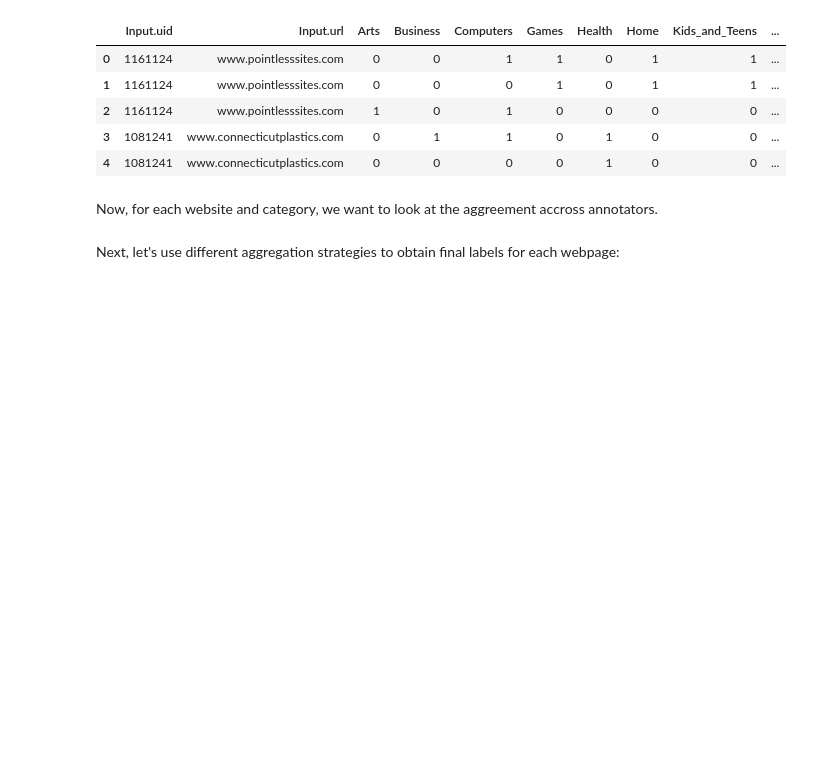
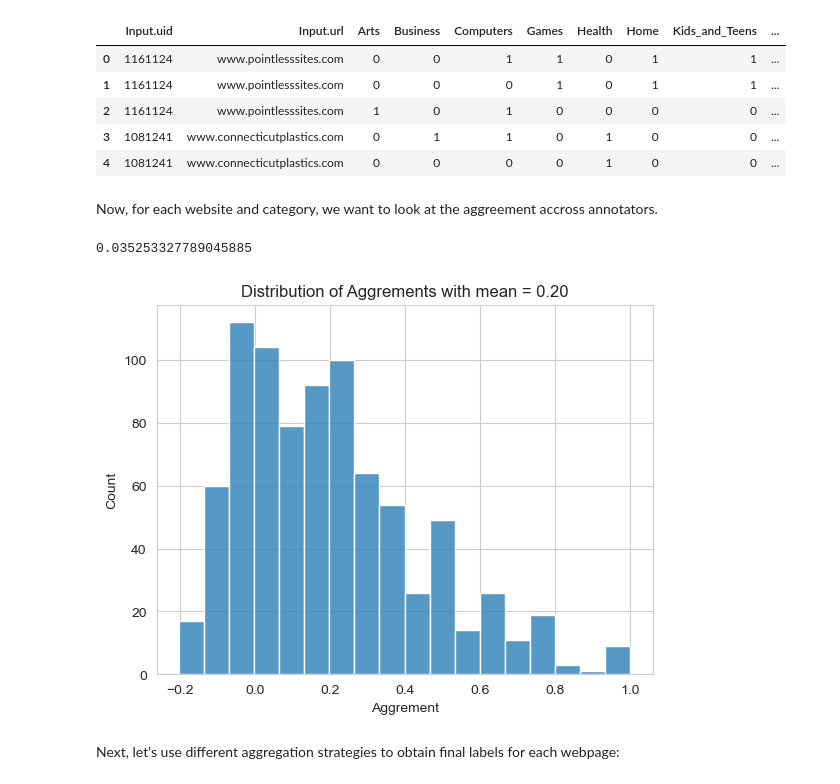
Before and after one commit to CS-433/ml-project-2-mlp, a Jupyter notebook: notebooks/eda.ipynb, the cells around one changed output. Drawn from its saved outputs; the diff is of its cells as text; code cells hidden in the pictures; blank space fills up the shorter version.

```diff
--- a/notebooks/eda.ipynb
+++ b/notebooks/eda.ipynb
@@ -126,3 +131,40 @@ Now, for each website and category, we want to look at the aggreement accross an
+# %%
+#rel = labeled.groupby("Input.uid").sum().iloc[:, 2:].to_numpy().shape
+krippendorff.alpha(reliability_data=labeled.groupby("Input.uid").sum().iloc[:, 2:].to_numpy(), level_of_measurement='nominal')
+# %% [output]
+0.035253327789045885
+# %%
+website_ids = labeled['Input.uid'].unique()
+aggrements = []
+for wid in website_ids:
+
+    # Get all the annotations for this website
+    annotations = labeled[labeled['Input.uid'] == wid].iloc[:, 2:].to_numpy()
+
+    # Pair the annotations
+    kappas = []
+    for i in range(len(annotations)):
+        for j in range(i+1, len(annotations)):
+            kappas.append(cohen_kappa_score(annotations[i], annotations[j]))
+
+    # Take the average of all the kappas
+    avg_kappa = np.mean(kappas)
+
+    # If nan, then set to 0
+    if np.isnan(avg_kappa):
+        avg_kappa = 0
+
+    # Save the average kappa for this website
+    aggrements.append([wid, avg_kappa])
+
+# Turn into pandas dataframe
+aggrements = pd.DataFrame(aggrements, columns=['Input.uid', 'Aggrement'])
+
+# Plot the distribution of aggrements
+sns.histplot(aggrements['Aggrement']);
+plt.title('Distribution of Aggrements with mean = {:.2f}'.format(aggrements['Aggrement'].mean()));
+# %% [output]
+[figure, added]
 # %% [markdown]
 Next, let's use different aggregation strategies to obtain final labels for each webpage:
 # %%
```
Also changed, not shown: parts of 2 cells of this notebook.
